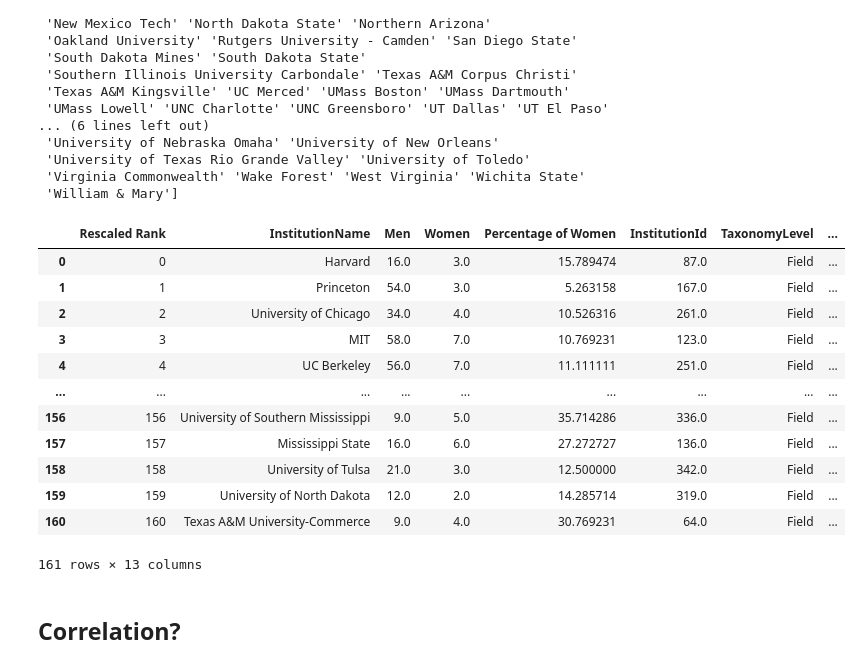
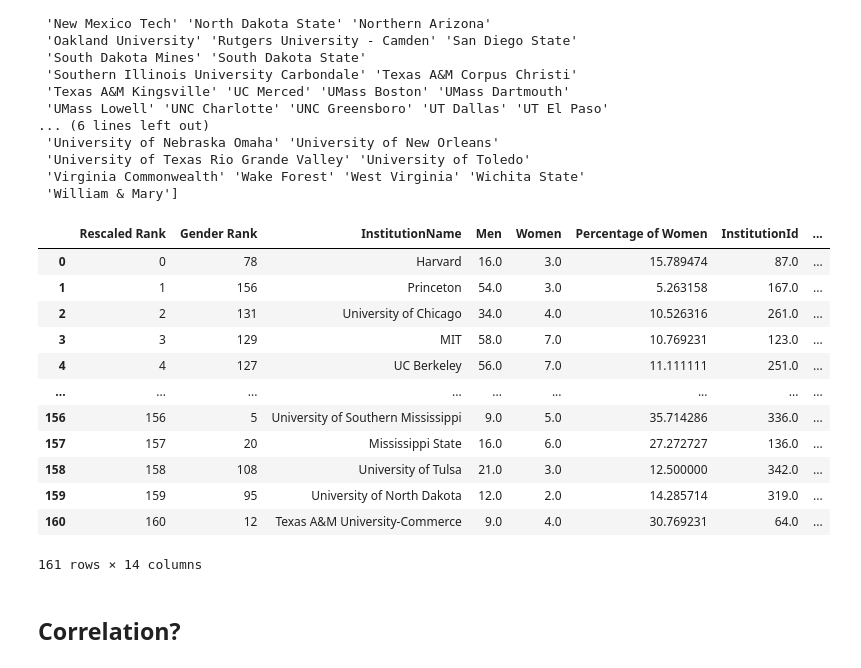
Before and after one commit to DAAAAMNSocialJustice/metamath, a Jupyter notebook: AMM/analysis.ipynb, the cells around one changed output. Cells and saved outputs as stored; diff of their text form; code cells hidden in the pictures.

```diff
--- a/AMM/analysis.ipynb
+++ b/AMM/analysis.ipynb
@@ -192,26 +192,28 @@ print(np.setdiff1d(df_data_by_institution_math['InstitutionName'], df_prestige_m
 # %%
 fields = ['Mathematics', 'Statistics', 'Operations Research']
 combined_df = dict()
 for field in fields:
     combined_df[field] = OverallInstitutionCount(df_edgesog[df_edgesog['TaxonomyValue'] == field].copy()).merge(df_prestige_og[df_prestige_og['TaxonomyValue'] == field].copy(),on='InstitutionName')
+    combined_df[field] = combined_df[field].sort_values(by=['Percentage of Women'],ascending=False).reset_index(drop=True)
+    combined_df[field] = combined_df[field].reset_index().rename(columns={'index' : 'Gender Rank' })
     combined_df[field] = combined_df[field].sort_values(by=['OrdinalPrestigeRank']).reset_index(drop=True)
     combined_df[field] = combined_df[field].reset_index().rename(columns={'index' : 'Rescaled Rank' })
 
 combined_df['Mathematics']
 # %% [output]
-|  | Rescaled Rank | InstitutionName | Men | Women | Percentage of Women | InstitutionId | TaxonomyLevel | ... |
-| 0 | 0 | Harvard | 16.0 | 3.0 | 15.789474 | 87.0 | Field | ... |
-| 1 | 1 | Princeton | 54.0 | 3.0 | 5.263158 | 167.0 | Field | ... |
-| 2 | 2 | University of Chicago | 34.0 | 4.0 | 10.526316 | 261.0 | Field | ... |
-| 3 | 3 | MIT | 58.0 | 7.0 | 10.769231 | 123.0 | Field | ... |
-| 4 | 4 | UC Berkeley | 56.0 | 7.0 | 11.111111 | 251.0 | Field | ... |
+|  | Rescaled Rank | Gender Rank | InstitutionName | Men | Women | Percentage of Women | InstitutionId | ... |
+| 0 | 0 | 78 | Harvard | 16.0 | 3.0 | 15.789474 | 87.0 | ... |
+| 1 | 1 | 156 | Princeton | 54.0 | 3.0 | 5.263158 | 167.0 | ... |
+| 2 | 2 | 131 | University of Chicago | 34.0 | 4.0 | 10.526316 | 261.0 | ... |
+| 3 | 3 | 129 | MIT | 58.0 | 7.0 | 10.769231 | 123.0 | ... |
+| 4 | 4 | 127 | UC Berkeley | 56.0 | 7.0 | 11.111111 | 251.0 | ... |
 | ... | ... | ... | ... | ... | ... | ... | ... | ... |
-| 156 | 156 | University of Southern Mississippi | 9.0 | 5.0 | 35.714286 | 336.0 | Field | ... |
-| 157 | 157 | Mississippi State | 16.0 | 6.0 | 27.272727 | 136.0 | Field | ... |
-| 158 | 158 | University of Tulsa | 21.0 | 3.0 | 12.500000 | 342.0 | Field | ... |
-| 159 | 159 | University of North Dakota | 12.0 | 2.0 | 14.285714 | 319.0 | Field | ... |
-| 160 | 160 | Texas A&M University-Commerce | 9.0 | 4.0 | 30.769231 | 64.0 | Field | ... |
+| 156 | 156 | 5 | University of Southern Mississippi | 9.0 | 5.0 | 35.714286 | 336.0 | ... |
+| 157 | 157 | 20 | Mississippi State | 16.0 | 6.0 | 27.272727 | 136.0 | ... |
+| 158 | 158 | 108 | University of Tulsa | 21.0 | 3.0 | 12.500000 | 342.0 | ... |
+| 159 | 159 | 95 | University of North Dakota | 12.0 | 2.0 | 14.285714 | 319.0 | ... |
+| 160 | 160 | 12 | Texas A&M University-Commerce | 9.0 | 4.0 | 30.769231 | 64.0 | ... |
-161 rows × 13 columns
+161 rows × 14 columns
 # %% [markdown]
 ## Correlation?
 # %%
```
Also changed, not shown: parts of 18 cells of this notebook.
